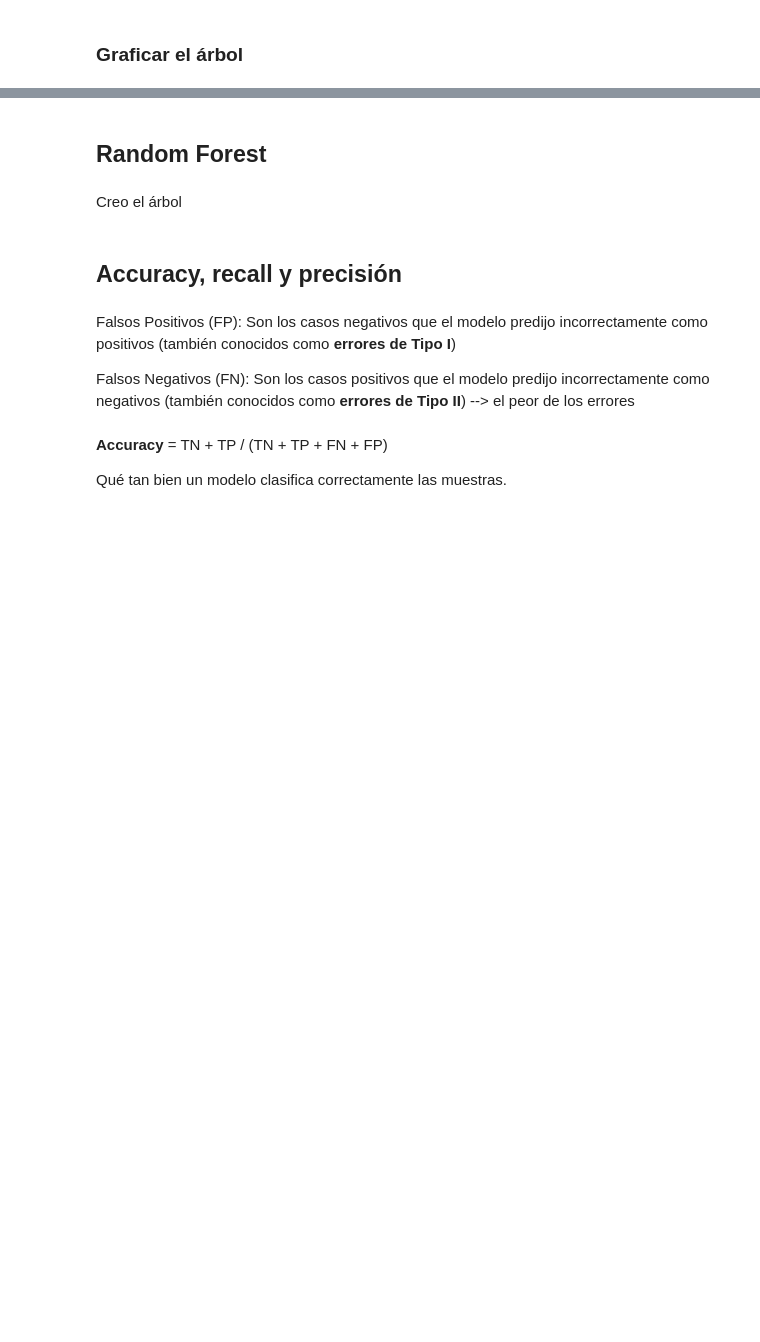
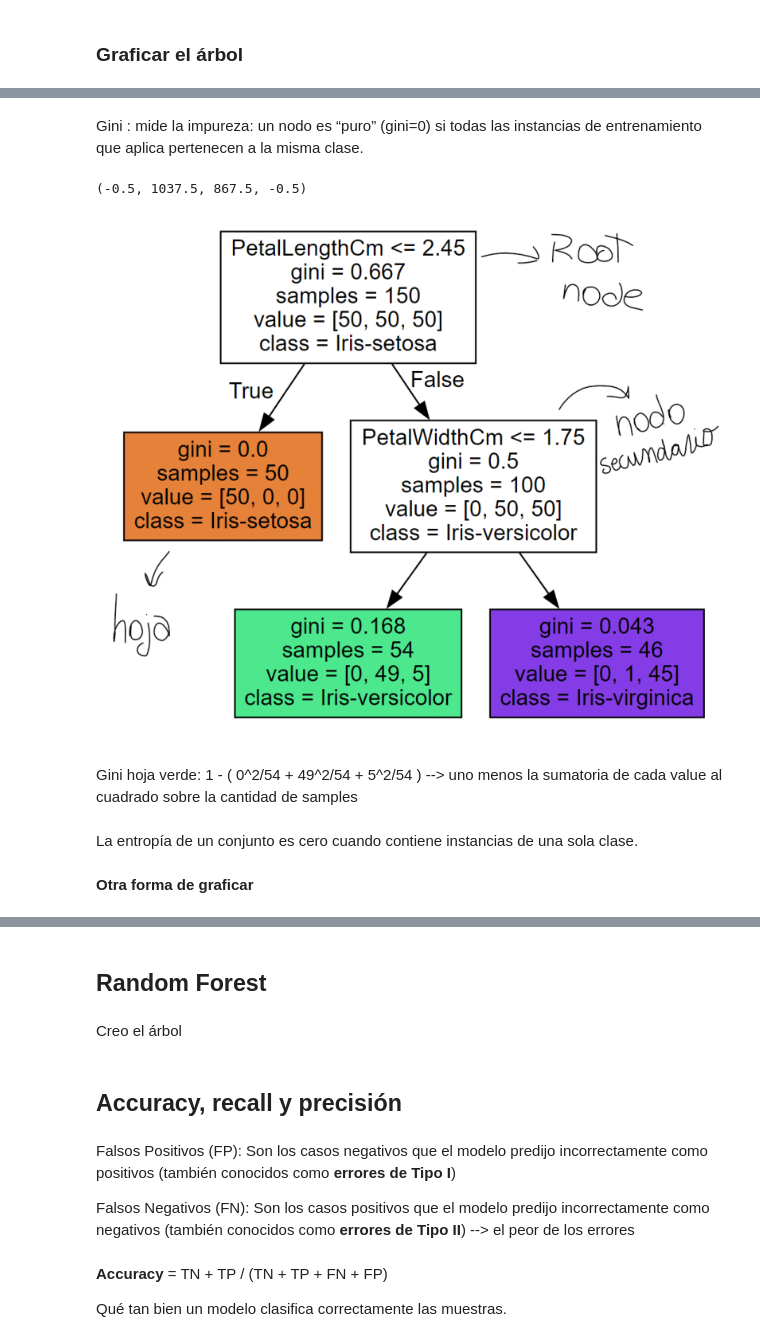
Before and after one commit to MartinaLarrea/Segundo-parcial, a Jupyter notebook: ML/machine.ipynb, the cells around one changed output, grey strips where cells are left out. Drawn from its saved outputs; the diff is of its cells as text; code cells hidden in the pictures; blank space fills up the shorter version.

```diff
--- a/ML/machine.ipynb
+++ b/ML/machine.ipynb
@@ -466,0 +552,16 @@ Image(graph[0].create_png())
+# %% [markdown]
+Gini : mide la impureza: un nodo es “puro” (gini=0) si todas las instancias de entrenamiento que aplica pertenecen a la misma clase.
+# %%
+img = mpimg.imread('arbol.png')
+plt.figure(figsize=(10,10))
+plt.imshow(img)
+plt.axis('off')  # Para ocultar los ejes
+# %% [output]
+(-0.5, 1037.5, 867.5, -0.5)
+[figure, added]
+# %% [markdown]
+Gini hoja verde: 1 - ( 0^2/54 + 49^2/54 + 5^2/54 ) --> uno menos la sumatoria de cada value al cuadrado sobre la cantidad de samples
+# %% [markdown]
+La entropía de un conjunto es cero cuando contiene instancias de una sola clase.
+# %% [markdown]
+**Otra forma de graficar**
```
Also changed, not shown: parts of 40 cells of this notebook.
